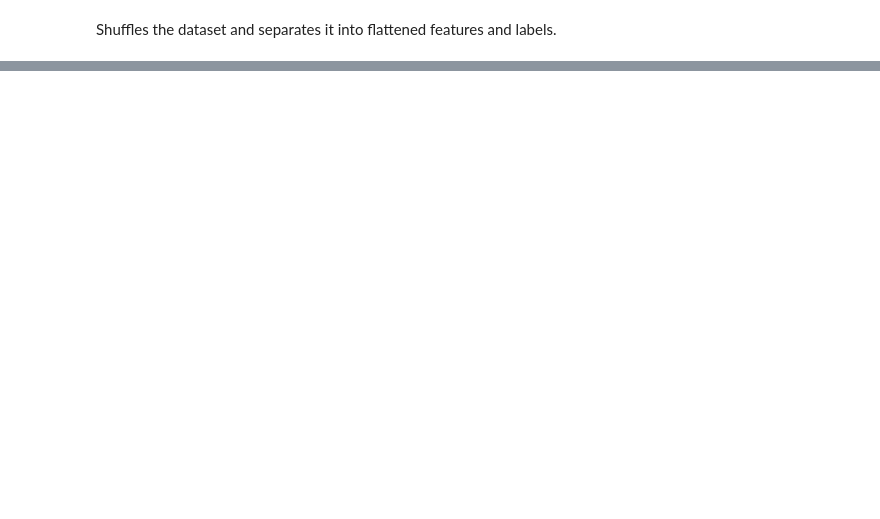
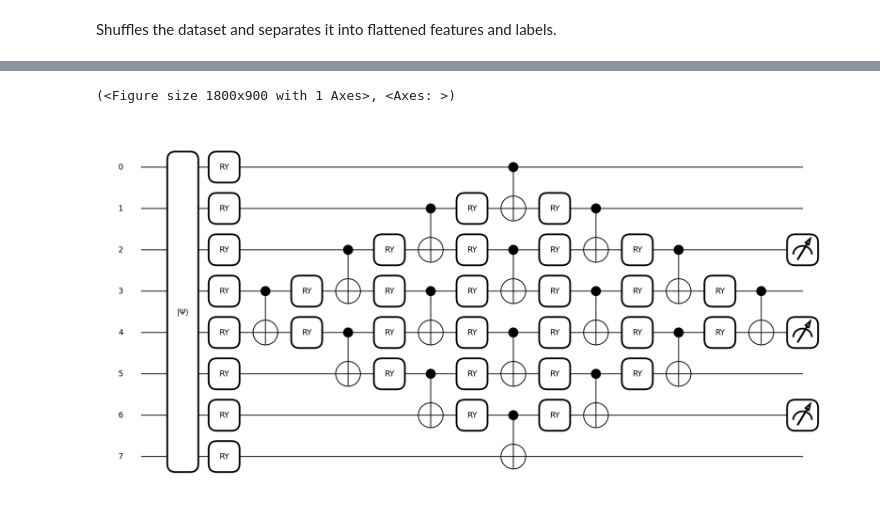
Before and after one commit to Martyna94/The_Detection_Duo, a Jupyter notebook: Task_5/02_Training_Model_PEPS.ipynb, the cells around one changed output, grey strips where cells are left out. Saved outputs shown, nothing was run; the diff lists cells and outputs as text; code cells hidden in the pictures; blank space fills up the shorter version.

```diff
--- a/Task_5/02_Training_Model_PEPS.ipynb
+++ b/Task_5/02_Training_Model_PEPS.ipynb
@@ -24,2 +52,2 @@ X_reduced[0].shape
 # %%
-# X_train, Y_train, X_test, Y_test = split_data(X_reduced, Y_set, train_ratio=0.8)
+X_train, Y_train, X_val, Y_val = Modules.Utils.split_data(X_reduced, Y_set, train_ratio=0.8)
@@ -25,0 +77,78 @@ X_reduced[0].shape
+# %%
+import pennylane as qml
+from pennylane import numpy as np
+dev = qml.device("default.qubit", wires=8)
+
+@qml.qnode(dev)
+def circuit_peps(image, template_weights):
+    qml.AmplitudeEmbedding(features=image, wires=range(8), normalize=True)
+
+    i = 0
+
+    qml.RY(template_weights[i], wires=3)
+    i = i+1
+    qml.RY(template_weights[i], wires=4)
+    i = i+1
+    qml.CNOT(wires=[3, 4])
+
+    qml.RY(template_weights[i], wires=2)
+    i = i+1
+    qml.RY(template_weights[i], wires=3)
+    i = i+1
+    qml.CNOT(wires=[2, 3])
+
+    qml.RY(template_weights[i], wires=4)
+    i = i+1
+    qml.RY(template_weights[i], wires=5)
+    i = i+1
+    qml.CNOT(wires=[4, 5])
+
+    for j in range(1, 6, 2):
+        qml.RY(template_weights[i], wires=j)
+        i = i+1
+        qml.RY(template_weights[i], wires=j+1)
+        i = i+1
+        qml.CNOT(wires=[j, j+1])
+
+    for j in range(0, 7, 2):
+        qml.RY(template_weights[i], wires=j)
+        i = i+1
+        qml.RY(template_weights[i], wires=j+1)
+        i = i+1
+        qml.CNOT(wires=[j, j+1])
+
+    for j in range(1, 6, 2):
+        qml.RY(template_weights[i], wires=j)
+        i = i+1
+        qml.RY(template_weights[i], wires=j+1)
+        i = i+1
+        qml.CNOT(wires=[j, j+1])
+
+    qml.RY(template_weights[i], wires=2)
+    i = i+1
+    qml.RY(template_weights[i], wires=3)
+    i = i+1
+    qml.CNOT(wires=[2, 3])
+
+    qml.RY(template_weights[i], wires=4)
+    i = i+1
+    qml.RY(template_weights[i], wires=5)
+    i = i+1
+    qml.CNOT(wires=[4, 5])
+
+    qml.RY(template_weights[i], wires=3)
+    i = i+1
+    qml.RY(template_weights[i], wires=4)
+    i = i+1
+    qml.CNOT(wires=[3, 4])
+
+    # qml.probs(wires =[1,3,5]) [3,5,7]
+    return qml.probs(wires = [2,4,6])
+    # return qml.probs(wires =[1,3,5])
+
+weights = np.random.random(size=[32, 1])
+qml.draw_mpl(circuit_peps, expansion_strategy="device")(X_train[0], weights)
+#circuit_peps(X_train[0], weights)
+# %% [output]
+(<Figure size 1800x900 with 1 Axes>, <Axes: >)
+[figure, added]
```
Also changed, not shown: parts of 20 cells of this notebook.
